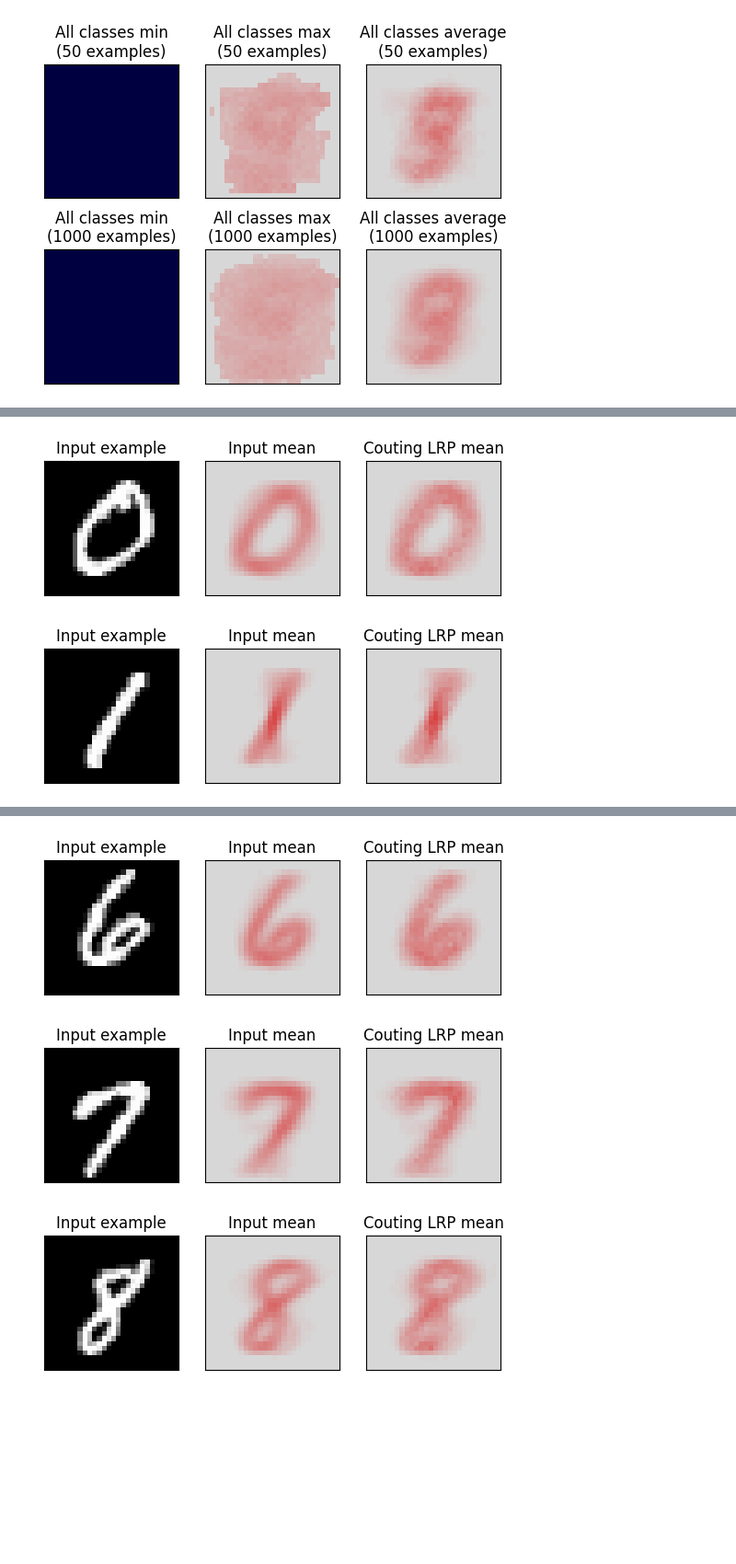
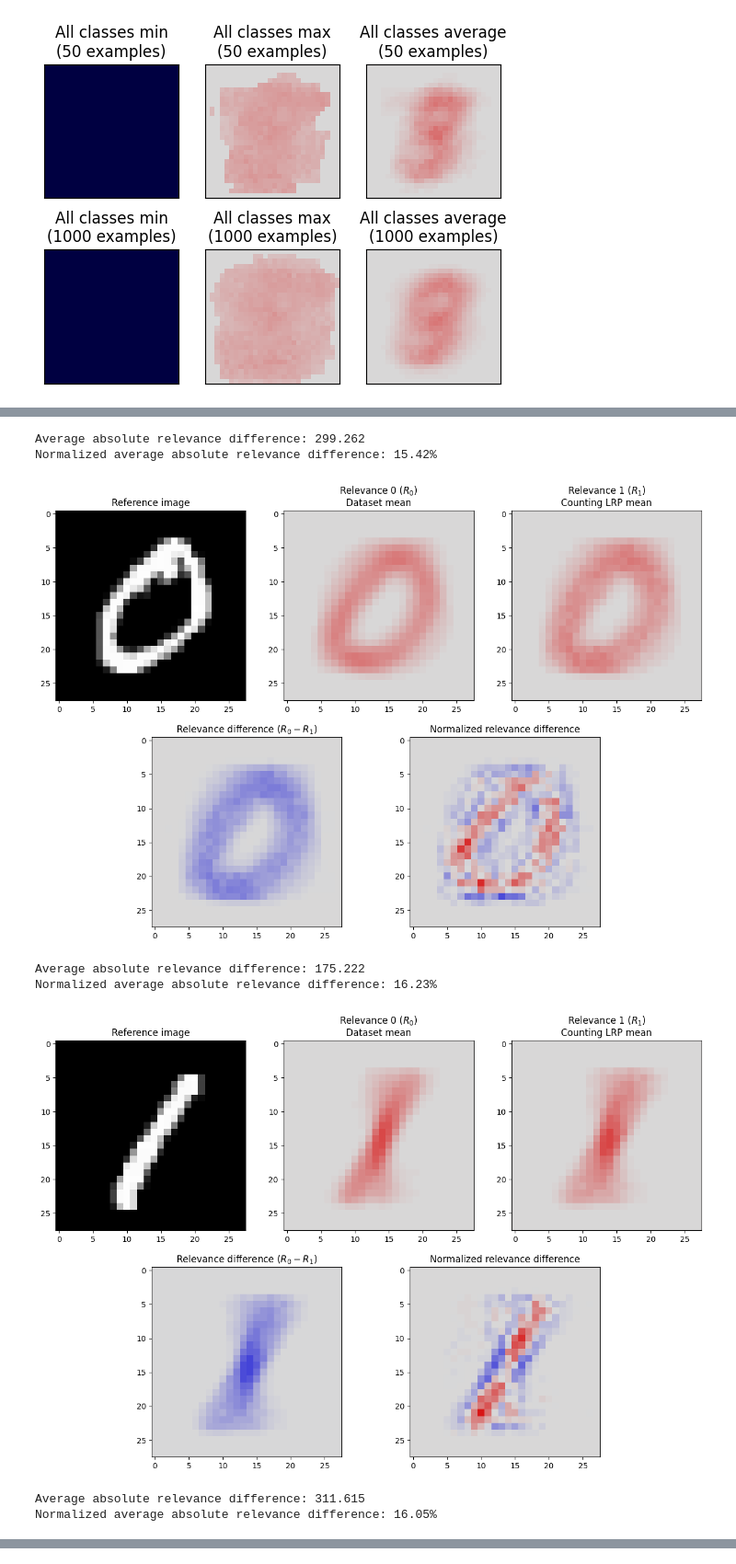
Before and after one commit to Red-Rapious/Semiring-LRP, a Jupyter notebook: code/mnist-abstract-semiring.ipynb, the cells around one changed output, grey strips where cells are left out. Shown at 92% size. Drawn from its saved outputs; the diff is of its cells as text; code cells hidden in the pictures; blank space fills up the shorter version.

Commit message:
Compared LRP and input means

```diff
--- a/code/mnist-abstract-semiring.ipynb
+++ b/code/mnist-abstract-semiring.ipynb
@@ -827,23 +832,31 @@ plt.show()
 # %%
 for i in range(10):
     reference = X[T==i][0].reshape((28, 28))
     mean = np.mean(X[T==i], axis=0).reshape((28, 28))
     mean_lrp = np.mean(images[T==i], axis=0).reshape((28, 28))
 
-    fig, axs = plt.subplots(1, 3)
-    for j in range(3):
-        axs[j].set_xticks([]); axs[j].set_yticks([])
+    relevancecmp.compare_relevance(reference, mean, mean_lrp, shape=(28, 28), label0="Dataset mean", label1="Counting LRP mean", individual_vmax=True)
 
-    axs[0].imshow(reference, cmap="gray")
-    axs[0].set_title(f"Input example")
+    #fig, axs = plt.subplots(1, 3)
+    #for j in range(3):
+    #    axs[j].set_xticks([]); axs[j].set_yticks([])
 
-    b = 10*(np.abs(mean)**3.0).mean()**(1.0/3)
-    axs[1].imshow(mean, cmap=my_cmap, vmin=-b, vmax=b, interpolation='nearest')
-    axs[1].set_title(f"Input mean")
+    #axs[0].imshow(reference, cmap="gray")
+    #axs[0].set_title(f"Input example")
 
-    b = 10*(np.abs(mean_lrp)**3.0).mean()**(1.0/3)
-    axs[2].imshow(mean_lrp, cmap=my_cmap, vmin=-b, vmax=b, interpolation='nearest')
-    axs[2].set_title(f"Couting LRP mean")
+    #b = 10*(np.abs(mean)**3.0).mean()**(1.0/3)
+    #axs[1].imshow(mean, cmap=my_cmap, vmin=-b, vmax=b, interpolation='nearest')
+    #axs[1].set_title(f"Input mean")
+
+    #b = 10*(np.abs(mean_lrp)**3.0).mean()**(1.0/3)
+    #axs[2].imshow(mean_lrp, cmap=my_cmap, vmin=-b, vmax=b, interpolation='nearest')
+    #axs[2].set_title(f"Couting LRP mean")
 # %% [output]
+Average absolute relevance difference: 299.262
+Normalized average absolute relevance difference: 15.42%
-[figure, old version]
+[figure, new version]
+Average absolute relevance difference: 175.222
+Normalized average absolute relevance difference: 16.23%
-[figure, old version]
+[figure, new version]
+Average absolute relevance difference: 311.615
+Normalized average absolute relevance difference: 16.05%
@@ -854,3 +872,0 @@ for i in range(10):
-[figure, removed]
-[figure, removed]
-[figure, removed]
```
Also changed, not shown: parts of 7 cells of this notebook, 1 other file.
